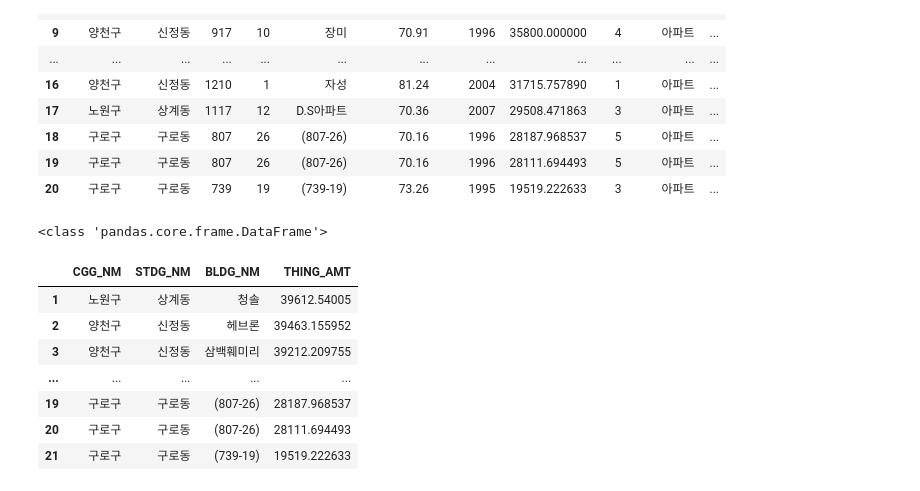
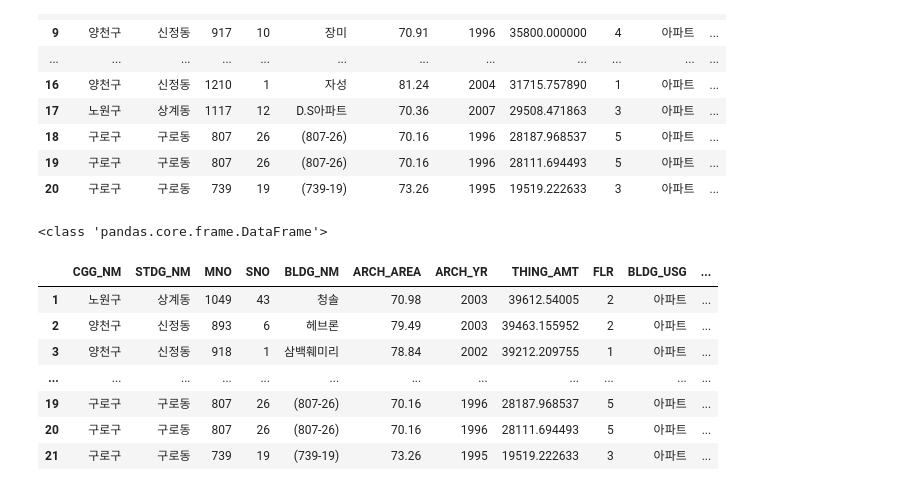
Before and after one commit to vlftmd6008/sp_basicproject1231, a Jupyter notebook: basicpro.ipynb, the cells around one changed output. Drawn from its saved outputs; the diff is of its cells as text; code cells hidden in the pictures.

```diff
--- a/basicpro.ipynb
+++ b/basicpro.ipynb
@@ -933,28 +933,27 @@ final_real_estate_df
 # %%
 print(type(final_real_estate_df))
 final_real_estate_df = pd.DataFrame(final_real_estate_df)
 
-final_real_estate_df = final_real_estate_df[['CGG_NM', 'STDG_NM', 'BLDG_NM', 'THING_AMT']]
 final_real_estate_df
 final_real_estate_df.reset_index(drop=True, inplace=True)
 final_real_estate_df.index = range(1, len(final_real_estate_df) + 1)
 
 head2 = final_real_estate_df.head(3)
 tail2 = final_real_estate_df.tail(3)
 
 
 ellipsis2 = pd.DataFrame([['...'] * final_real_estate_df.shape[1]], columns=final_real_estate_df.columns)
 ellipsis2.index = ['...']
 
 preview2 = pd.concat([head2, ellipsis2, tail2])
 preview2
 # %% [output]
 <class 'pandas.core.frame.DataFrame'>
-|  | CGG_NM | STDG_NM | BLDG_NM | THING_AMT |
-| 1 | 노원구 | 상계동 | 청솔 | 39612.54005 |
-| 2 | 양천구 | 신정동 | 헤브론 | 39463.155952 |
-| 3 | 양천구 | 신정동 | 삼백훼미리 | 39212.209755 |
-| ... | ... | ... | ... | ... |
-| 19 | 구로구 | 구로동 | (807-26) | 28187.968537 |
-| 20 | 구로구 | 구로동 | (807-26) | 28111.694493 |
-| 21 | 구로구 | 구로동 | (739-19) | 19519.222633 |
+|  | CGG_NM | STDG_NM | MNO | SNO | BLDG_NM | ARCH_AREA | ARCH_YR | THING_AMT | FLR | BLDG_USG | ... |
+| 1 | 노원구 | 상계동 | 1049 | 43 | 청솔 | 70.98 | 2003 | 39612.54005 | 2 | 아파트 | ... |
+| 2 | 양천구 | 신정동 | 893 | 6 | 헤브론 | 79.49 | 2003 | 39463.155952 | 2 | 아파트 | ... |
+| 3 | 양천구 | 신정동 | 918 | 1 | 삼백훼미리 | 78.84 | 2002 | 39212.209755 | 1 | 아파트 | ... |
+| ... | ... | ... | ... | ... | ... | ... | ... | ... | ... | ... | ... |
+| 19 | 구로구 | 구로동 | 807 | 26 | (807-26) | 70.16 | 1996 | 28187.968537 | 5 | 아파트 | ... |
+| 20 | 구로구 | 구로동 | 807 | 26 | (807-26) | 70.16 | 1996 | 28111.694493 | 5 | 아파트 | ... |
+| 21 | 구로구 | 구로동 | 739 | 19 | (739-19) | 73.26 | 1995 | 19519.222633 | 3 | 아파트 | ... |
```
